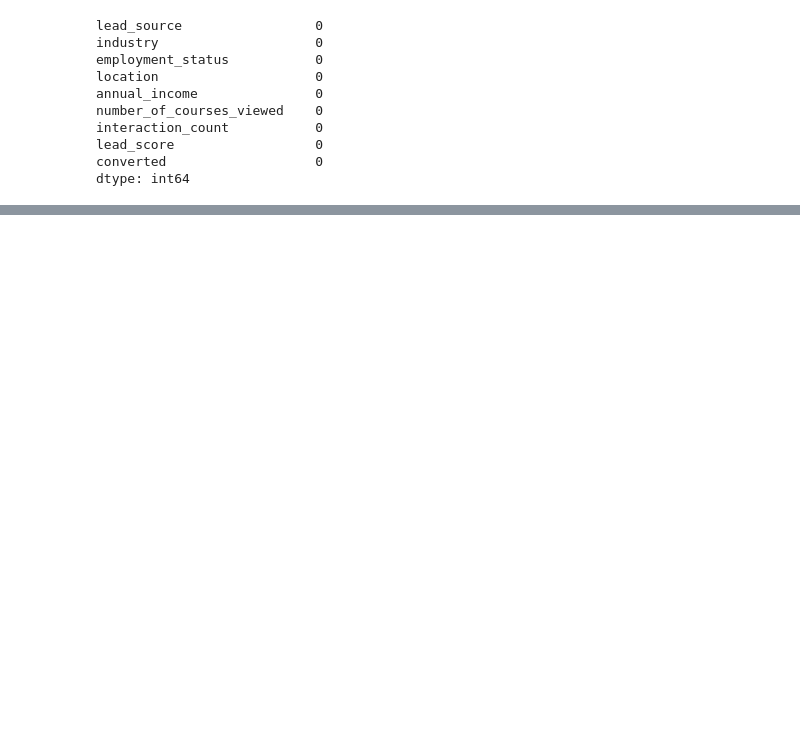
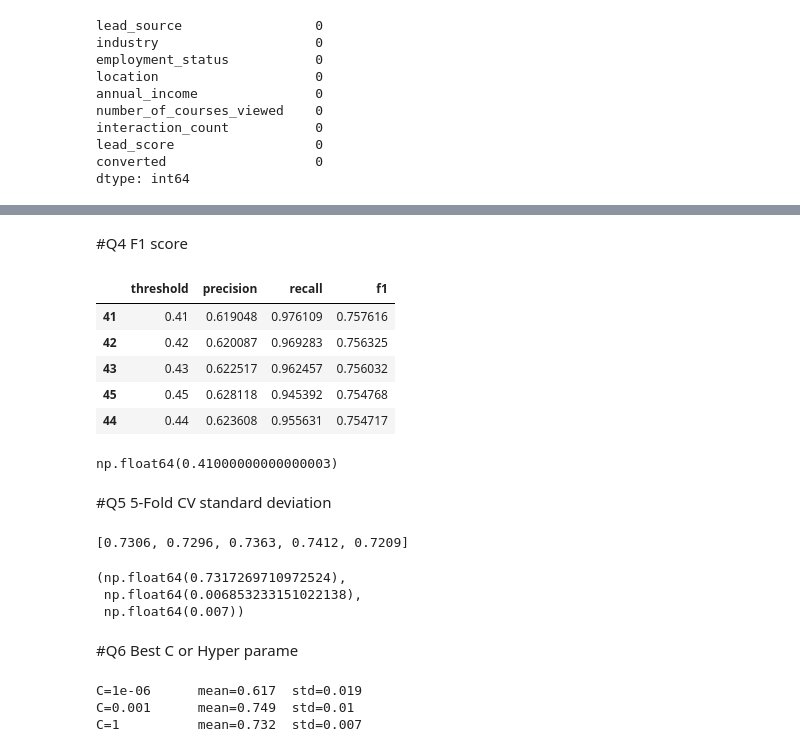
Before and after one commit to AJKossi/machine-learning-zoomcamp, a Jupyter notebook: 04-evaluation-metrics-for-classification/04-homework.ipynb, the cells around one changed output, grey strips where cells are left out. Saved outputs shown, nothing was run; the diff lists cells and outputs as text; code cells hidden in the pictures; blank space fills up the shorter version.

```diff
--- a/04-evaluation-metrics-for-classification/04-homework.ipynb
+++ b/04-evaluation-metrics-for-classification/04-homework.ipynb
@@ -103,0 +203,70 @@ dtype: int64
+# %% [markdown]
+#Q4 F1 score
+# %%
+df_scores['f1'] = (2 * df_scores.precision * df_scores.recall
+                   / (df_scores.precision + df_scores.recall))
+df_scores = df_scores.fillna(0)
+
+df_scores.sort_values('f1', ascending=False).head()
+# %% [output]
+|  | threshold | precision | recall | f1 |
+| 41 | 0.41 | 0.619048 | 0.976109 | 0.757616 |
+| 42 | 0.42 | 0.620087 | 0.969283 | 0.756325 |
+| 43 | 0.43 | 0.622517 | 0.962457 | 0.756032 |
+| 45 | 0.45 | 0.628118 | 0.945392 | 0.754768 |
+| 44 | 0.44 | 0.623608 | 0.955631 | 0.754717 |
+# %%
+df_scores.loc[df_scores.f1.idxmax(), 'threshold']
+# %% [output]
+np.float64(0.41000000000000003)
+# %% [markdown]
+#Q5 5-Fold CV standard deviation
+# %%
+def train(df_tr, y_tr, C=1.0):
+    dv = DictVectorizer(sparse=False)
+    X_tr = dv.fit_transform(df_tr[features].to_dict(orient='records'))
+    m = LogisticRegression(solver='liblinear', C=C, max_iter=1000)
+    m.fit(X_tr, y_tr)
+    return dv, m
+
+
+def predict(df_x, dv, m):
+    X = dv.transform(df_x[features].to_dict(orient='records'))
+    return m.predict_proba(X)[:, 1]
+
+kfold = KFold(n_splits=5, shuffle=True, random_state=1)
+
+scores = []
+for train_idx, val_idx in kfold.split(df_full_train):
+    df_tr = df_full_train.iloc[train_idx]
+    df_va = df_full_train.iloc[val_idx]
+
+    dv, m = train(df_tr, df_tr.converted.values)
+    scores.append(roc_auc_score(df_va.converted.values, predict(df_va, dv, m)))
+
+print([round(s, 4) for s in scores])
+
+np.mean(scores), np.std(scores), round(np.std(scores), 3)
+# %% [output]
+[0.7306, 0.7296, 0.7363, 0.7412, 0.7209]
+(np.float64(0.7317269710972524),
+ np.float64(0.006853233151022138),
+ np.float64(0.007))
+# %% [markdown]
+#Q6 Best C or Hyper parame
+# %%
+for C in [0.000001, 0.001, 1]:
+    kfold = KFold(n_splits=5, shuffle=True, random_state=1)
+    s = []
+    for train_idx, val_idx in kfold.split(df_full_train):
+        df_tr = df_full_train.iloc[train_idx]
+        df_va = df_full_train.iloc[val_idx]
+
+        dv, m = train(df_tr, df_tr.converted.values, C)
+        s.append(roc_auc_score(df_va.converted.values, predict(df_va, dv, m)))
+
+    print(f'C={C:<10} mean={round(np.mean(s), 3)}  std={round(np.std(s), 3)}')
+# %% [output]
+C=1e-06      mean=0.617  std=0.019
+C=0.001      mean=0.749  std=0.01
+C=1          mean=0.732  std=0.007
```
Also changed, not shown: parts of 9 cells of this notebook.
